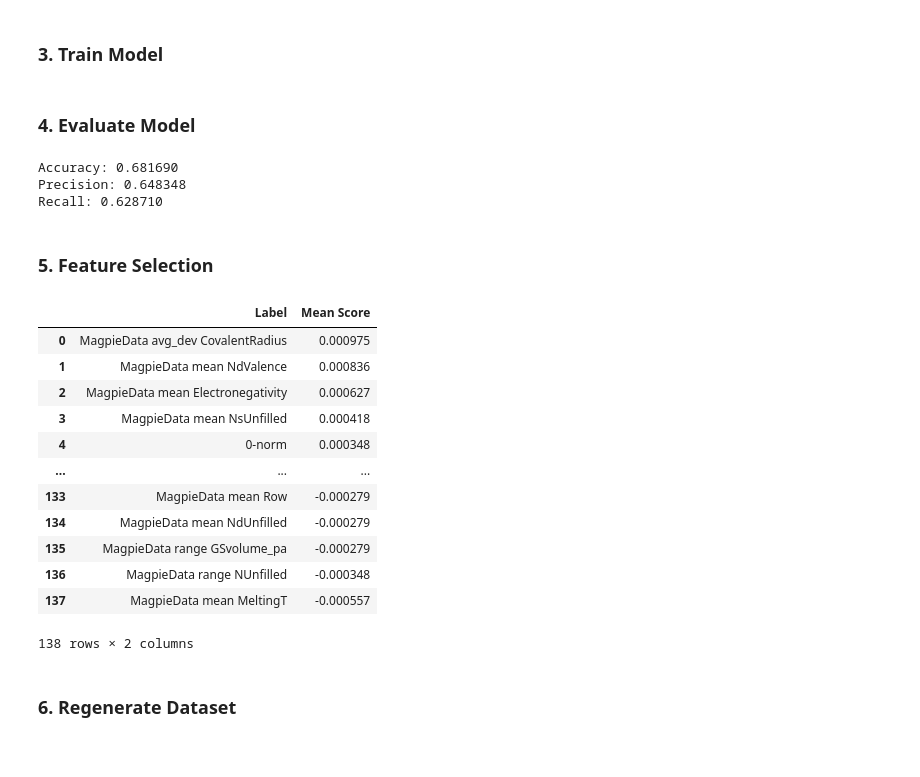
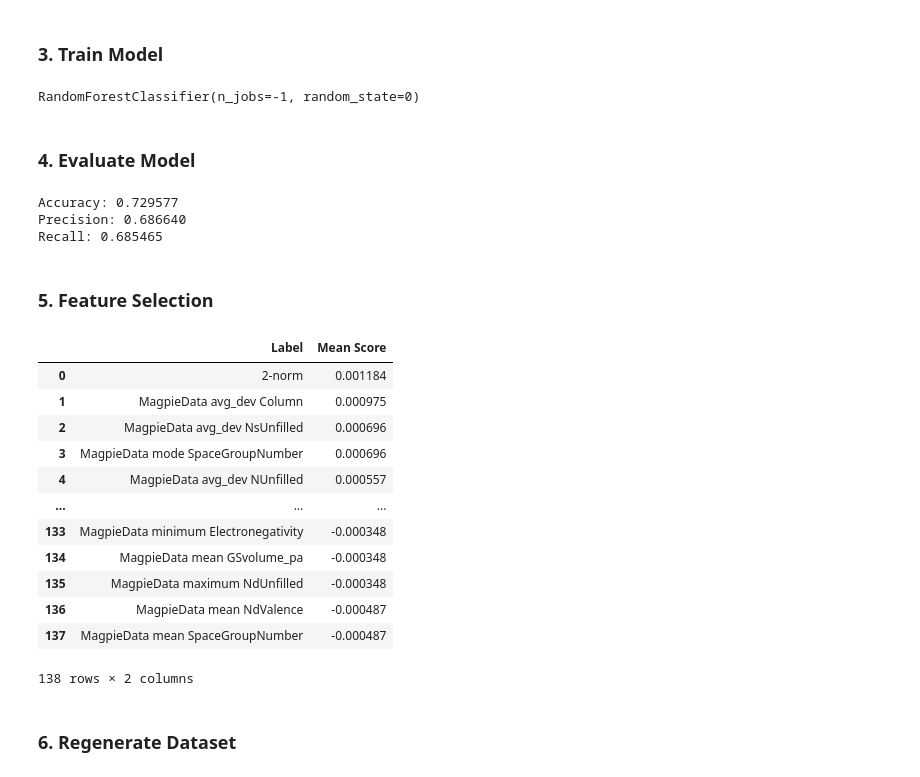
Before and after one commit to sarmigan/HEAPML, a Jupyter notebook: rf.ipynb, the cells around one changed output. Cells and saved outputs as stored; diff of their text form; code cells hidden in the pictures.

```diff
--- a/rf.ipynb
+++ b/rf.ipynb
@@ -53,12 +52,10 @@ display(alloys)
 # %%
-# Choose training columns from dataframe
 x_cols = [c for c in alloys.columns if c not in ['formula', 'phase', 'composition_obj']]
 
 y = alloys['phase'].values
 X = alloys[x_cols]
 
-# Split training and testing data
-X_train, X_test, y_train, y_test = train_test_split(X, y, test_size=0.33, random_state=0)
+X_train, X_test, y_train, y_test = train_test_split(X, y, test_size=0.33, random_state=0, stratify=y)
 
 display(X)
 # %% [output]
@@ -78,11 +75,11 @@ display(X)
 # %% [markdown]
 ### 3. Train Model
 # %%
-# Define model using default hyperparameters and fit the model
 rf = RandomForestClassifier(random_state=0, n_jobs=-1)
 
-# Train model
 rf.fit(X_train, y_train)
+# %% [output]
+RandomForestClassifier(n_jobs=-1, random_state=0)
 # %% [markdown]
 ### 4. Evaluate Model
 # %%
@@ -92,32 +89,31 @@ print('Accuracy: %.6f' % accuracy_score(y_test, y_pred))
 print('Precision: %.6f' % precision_score(y_test, y_pred, average='macro'))
 print('Recall: %.6f' % recall_score(y_test, y_pred, average='macro'))
 # %% [output]
-Accuracy: 0.681690
-Precision: 0.648348
-Recall: 0.628710
+Accuracy: 0.729577
+Precision: 0.686640
+Recall: 0.685465
 # %% [markdown]
 ### 5. Feature Selection
 # %%
-# Rank features using permutation importance
-permutation_importance = permutation_importance(rf, X_train, y_train, n_repeats=20, random_state=0, n_jobs=-1)
+permutation_importance = permutation_importance(rf, X_train, y_train, n_repeats=20, random_state=0, scoring='accuracy', n_jobs=-1)
 
 p_i = sorted(zip(feature_labels, permutation_importance.importances_mean), key=lambda x: x[1], reverse=True)
 p_i = pd.DataFrame(p_i, columns=['Label', 'Mean Score'])
 
 display(p_i)
 # %% [output]
 |  | Label | Mean Score |
-| 0 | MagpieData avg_dev CovalentRadius | 0.000975 |
-| 1 | MagpieData mean NdValence | 0.000836 |
-| 2 | MagpieData mean Electronegativity | 0.000627 |
-| 3 | MagpieData mean NsUnfilled | 0.000418 |
-| 4 | 0-norm | 0.000348 |
+| 0 | 2-norm | 0.001184 |
+| 1 | MagpieData avg_dev Column | 0.000975 |
+| 2 | MagpieData avg_dev NsUnfilled | 0.000696 |
+| 3 | MagpieData mode SpaceGroupNumber | 0.000696 |
+| 4 | MagpieData avg_dev NUnfilled | 0.000557 |
 | ... | ... | ... |
-| 133 | MagpieData mean Row | -0.000279 |
-| 134 | MagpieData mean NdUnfilled | -0.000279 |
-| 135 | MagpieData range GSvolume_pa | -0.000279 |
-| 136 | MagpieData range NUnfilled | -0.000348 |
-| 137 | MagpieData mean MeltingT | -0.000557 |
+| 133 | MagpieData minimum Electronegativity | -0.000348 |
+| 134 | MagpieData mean GSvolume_pa | -0.000348 |
+| 135 | MagpieData maximum NdUnfilled | -0.000348 |
+| 136 | MagpieData mean NdValence | -0.000487 |
+| 137 | MagpieData mean SpaceGroupNumber | -0.000487 |
 138 rows × 2 columns
 # %% [markdown]
 ### 6. Regenerate Dataset
```
Also changed, not shown: parts of 7 cells of this notebook, 3 other files.
